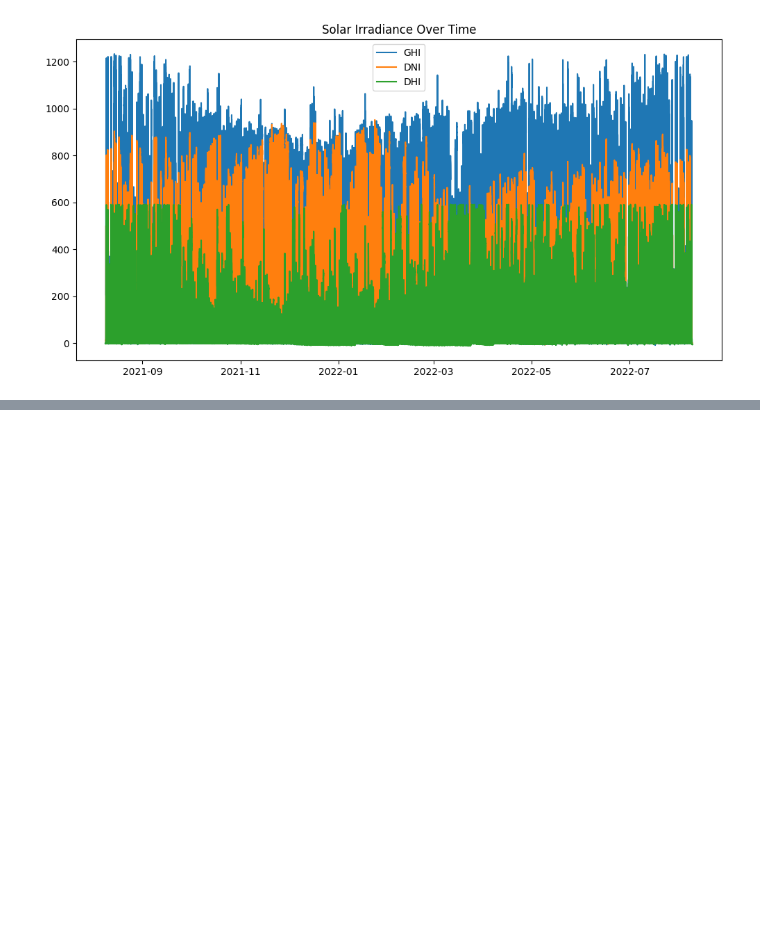
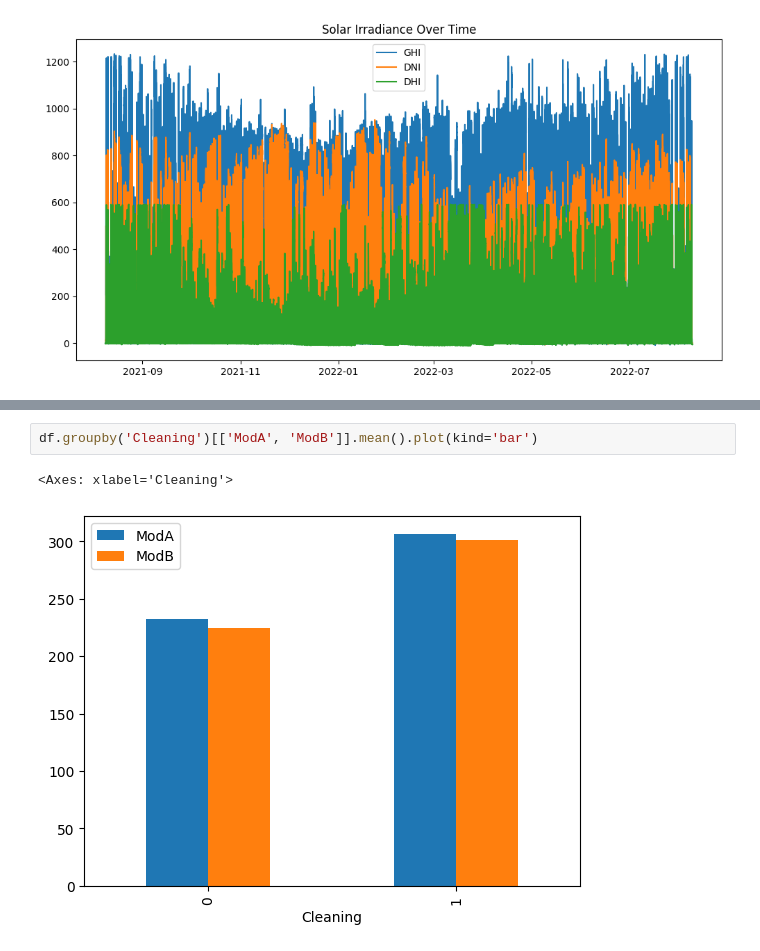
Before and after one commit to Sari-Amin/Solar-challenge-week1, a Jupyter notebook: notebooks/benin_eda.ipynb, the cells around one changed output, grey strips where cells are left out. Drawn from its saved outputs; the diff is of its cells as text; blank space fills up the shorter version.

```diff
--- a/notebooks/benin_eda.ipynb
+++ b/notebooks/benin_eda.ipynb
@@ -166,0 +190,5 @@ Text(0.5, 1.0, 'Solar Irradiance Over Time')
+# %%
+df.groupby('Cleaning')[['ModA', 'ModB']].mean().plot(kind='bar')
+# %% [output]
+<Axes: xlabel='Cleaning'>
+[figure, added]
```
Also changed, not shown: parts of 12 cells of this notebook.
